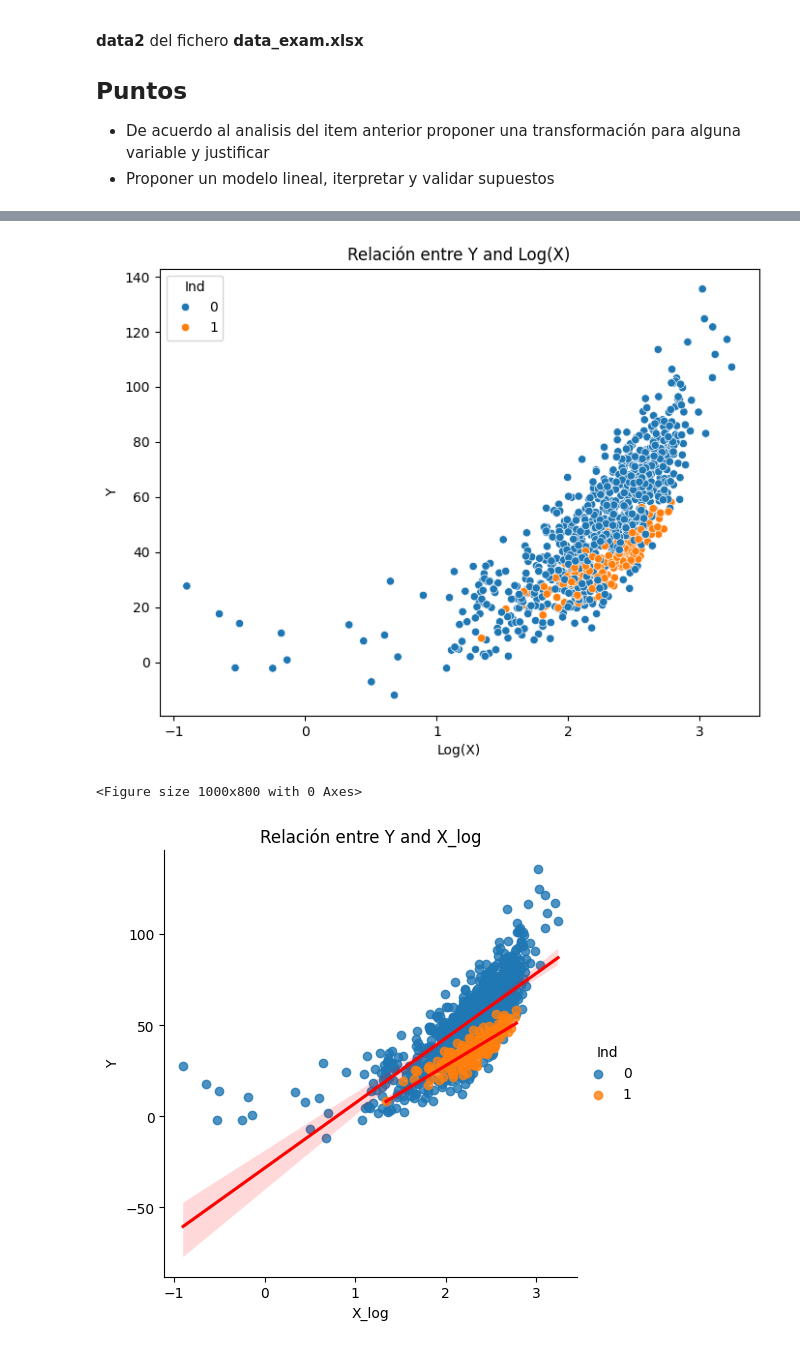
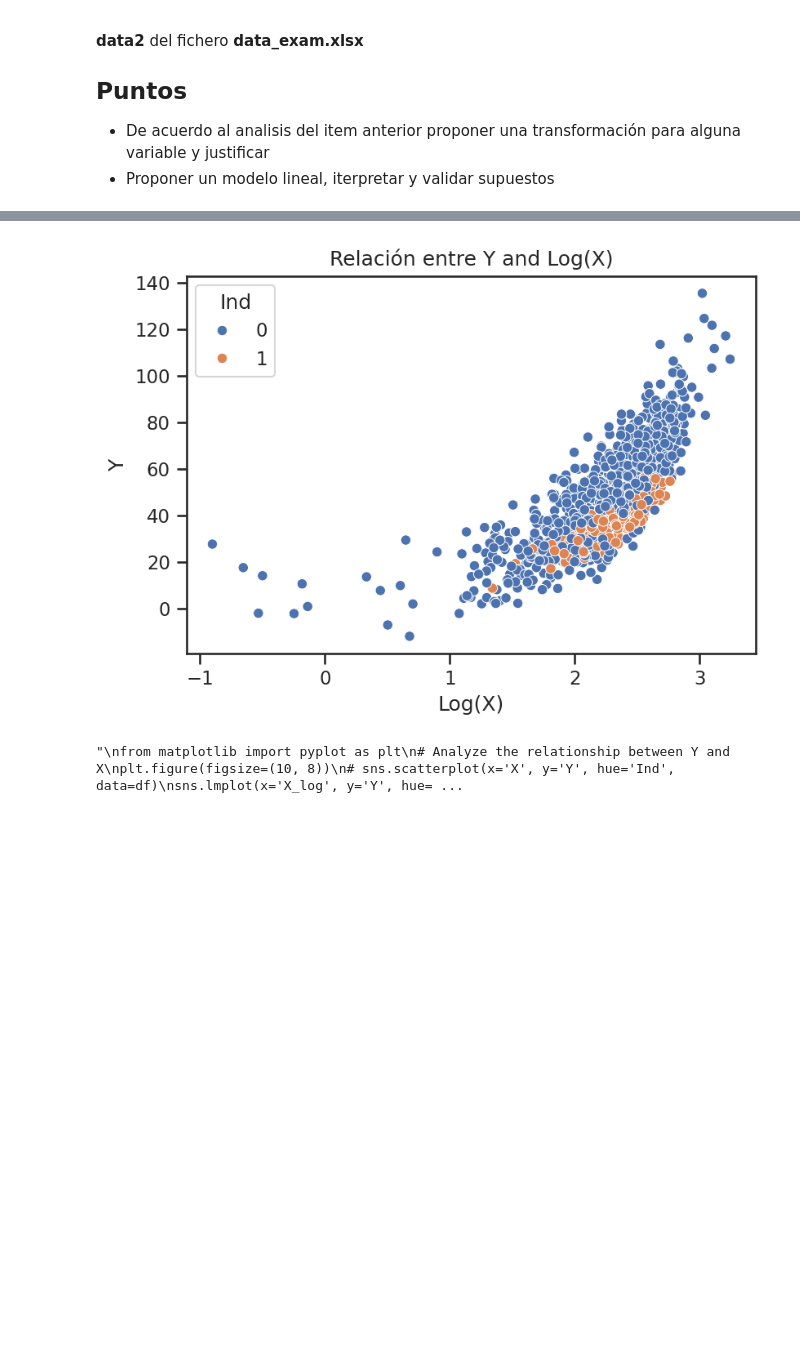
Before and after one commit to cam2149/MachinelearningI, a Jupyter notebook: Examen1.ipynb, the cells around one changed output, grey strips where cells are left out. Cells and saved outputs as stored; diff of their text form; code cells hidden in the pictures; blank space fills up the shorter version.

```diff
--- a/Examen1.ipynb
+++ b/Examen1.ipynb
@@ -40,6 +40,10 @@ import matplotlib.pyplot as plt
 import pandas as pd
 import numpy as np
 import seaborn as sns
+
+sns.set(style="ticks", color_codes=True)
+plt.rcParams['figure.figsize'] = (6,4)
+plt.rcParams['figure.dpi'] = 150
 # %%
 url = 'https://github.com/cam2149/MachinelearningI/raw/85795f6469ebde1f693b7cb6c893c10135408974/data_exam1.xlsx'
 
@@ -333,22 +570,26 @@ df['X_log'] = np.log(df['X'])
 # %%
+# @title Se Aplica una transformación de Logaritmo natural a X
+# Transformación de la variable X
+df['X_log'] = np.log(df['X'])
 # Gráfico de dispersión Y vs X_log
-plt.figure(figsize=(8, 6))
+'''plt.figure(figsize=(8, 6))'''
 sns.scatterplot(x='X_log', y='Y', hue='Ind', data=df)
 plt.xlabel('Log(X)')
 plt.ylabel('Y')
 plt.title('Relación entre Y and Log(X)')
 plt.show()
 
+'''
 from matplotlib import pyplot as plt
 # Analyze the relationship between Y and X
 plt.figure(figsize=(10, 8))
 # sns.scatterplot(x='X', y='Y', hue='Ind', data=df)
 sns.lmplot(x='X_log', y='Y', hue='Ind', data=df, line_kws={'color': 'red'})
 plt.xlabel('X_log')
 plt.ylabel('Y')
 plt.title('Relación entre Y and X_log')
 plt.show()
+'''
 # %% [output]
-[figure, old version]
+[figure, new version]
-<Figure size 1000x800 with 0 Axes>
+"\nfrom matplotlib import pyplot as plt\n# Analyze the relationship between Y and X\nplt.figure(figsize=(10, 8))\n# sns.scatterplot(x='X', y='Y', hue='Ind', data=df)\nsns.lmplot(x='X_log', y='Y', hue= ...
-[figure, removed]
```
Also changed, not shown: parts of 41 cells of this notebook.
